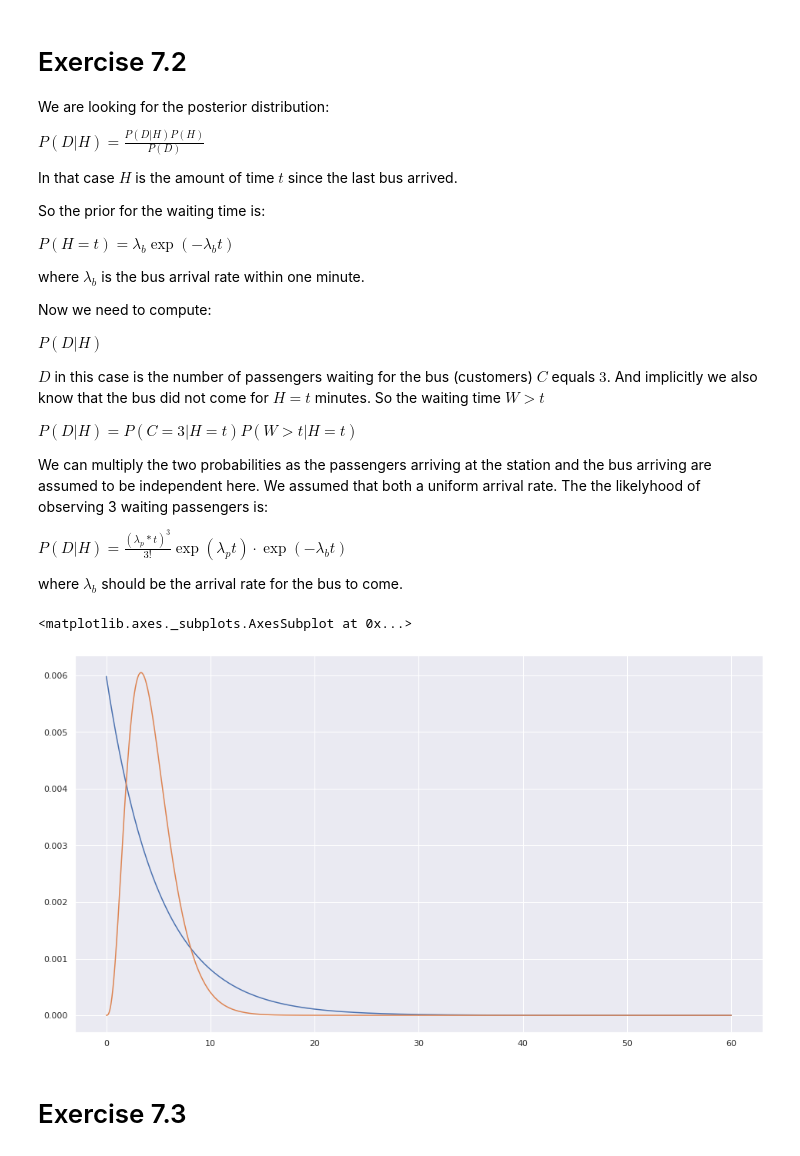
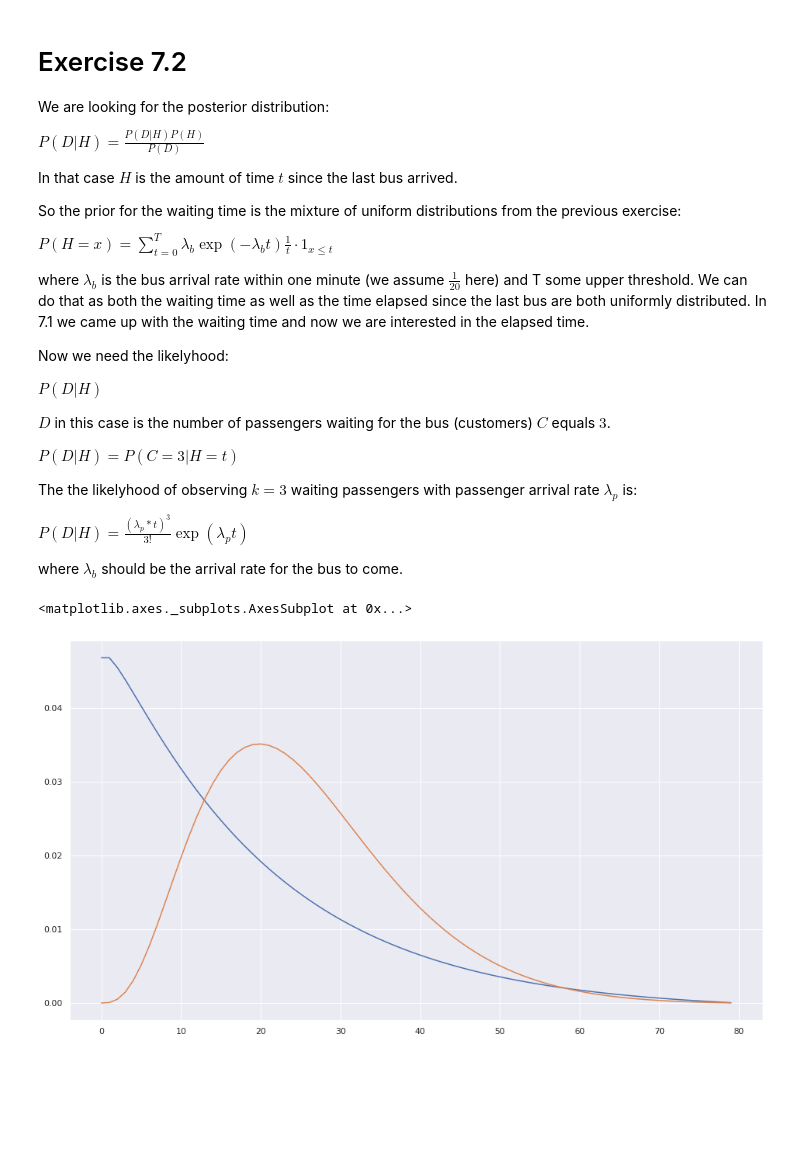
Before and after one commit to spirousschuh/think_bayes_exercises, a Jupyter notebook: notebooks/excercises_chapter_7.ipynb, the cells around one changed output. Drawn from its saved outputs; the diff is of its cells as text; code cells hidden in the pictures; blank space fills up the shorter version.

Commit message:
exercise chapter 7 and 10

```diff
--- a/notebooks/excercises_chapter_7.ipynb
+++ b/notebooks/excercises_chapter_7.ipynb
@@ -49,53 +51,47 @@ $ P( D | H) = \frac { P( D | H ) P(H) } { P(D) } $
 
 In that case $H$ is the amount of time $t$ since the last bus arrived.
 
-So the prior for the waiting time is:
+So the prior for the waiting time is the mixture of uniform distributions from the previous exercise:
 
-$ P(H = t) = \lambda_b  \exp( - \lambda_b t ) $
+$ P(H = x) = \sum_{t = 0}^T \lambda_b  \exp( - \lambda_b t ) \frac 1 t \cdot 1_{x \leq t} $
 
-where $ \lambda_b $ is the bus arrival rate within one minute.
+where $ \lambda_b $ is the bus arrival rate within one minute (we assume $ \frac 1 {20} $ here) and T some upper threshold. We can do that as both the waiting time as well as the time elapsed since the last bus are both uniformly distributed. In 7.1 we came up with the waiting time and now we are interested in the elapsed time.
 
-Now we need to compute:
+Now we need the likelyhood:
 
 $ P(D | H )$
 
-$ D $ in this case is the number of passengers waiting for the bus (customers) $C $ equals $ 3 $. And implicitly we also know that the bus did not come for $H=t$ minutes. So the waiting time $ W > t $
+$ D $ in this case is the number of passengers waiting for the bus (customers) $C $ equals $ 3 $.
 
-$ P(D | H ) = P(C = 3 | H=t)  P(W > t | H = t)$
+$ P(D | H ) = P(C = 3 | H=t)$
 
-We can multiply the two probabilities as the passengers arriving at the station and the bus arriving are assumed to be independent here. We assumed that both a uniform arrival rate.
-The the likelyhood of observing 3 waiting passengers is:
+The the likelyhood of observing $k =3$ waiting passengers with passenger arrival rate $\lambda_p $ is:
 
-$ P(D | H ) = \frac {(\lambda_p * t)^3} {3!} \exp( \lambda_p t ) \cdot   \exp( - \lambda_b t ) $
+$ P(D | H ) = \frac {(\lambda_p * t)^3} {3!} \exp( \lambda_p t ) $
 
 where $\lambda_b $ should be the arrival rate for the bus to come.
 # %%
 import math
 
 class BusWaitingTime(thinkbayes2.Suite):
-    def __init__(self, bus_rate, passenger_rate):
+    def __init__(self, prior, passenger_rate):
         super().__init__()
-        for hypo, prob in thinkbayes2.MakeExponentialPmf(bus_rate, high=60, n=2001).SortedItems():
+        for hypo, prob in prior.SortedItems():
             self.Set(hypo, prob)
         self.Normalize()
 
-        self.bus_rate = bus_rate
         self.passenger_rate = passenger_rate
 
     def Likelihood(self, data, hypo):
-        passenger_prob = (self.passenger_rate * hypo) ** data / math.factorial(data) * math.exp(self.passenger_rate * hypo)
-        bus_prob = math.exp(-1. * hypo * self.bus_rate)
-        return thinkbayes2.EvalPoissonPmf(data, hypo * self.passenger_rate) * bus_prob
+        return (self.passenger_rate * hypo) ** data / math.factorial(data) * math.exp(- self.passenger_rate * hypo)
 
 
-bob_bus = BusWaitingTime(1 / 5, 1 / 2)
+bob_bus = BusWaitingTime(prior=mixture, passenger_rate=1 / 10)
 
 sns.lineplot(*zip(*bob_bus.SortedItems()))
 
 bob_bus.Update(3)
 sns.lineplot(*zip(*bob_bus.SortedItems()))
 # %% [output]
 <matplotlib.axes._subplots.AxesSubplot at 0x...>
-[figure, old version]
+[figure, new version]
-# %% [markdown]
-# Exercise 7.3
```
Also changed, not shown: parts of 10 cells of this notebook, 1 other file.
